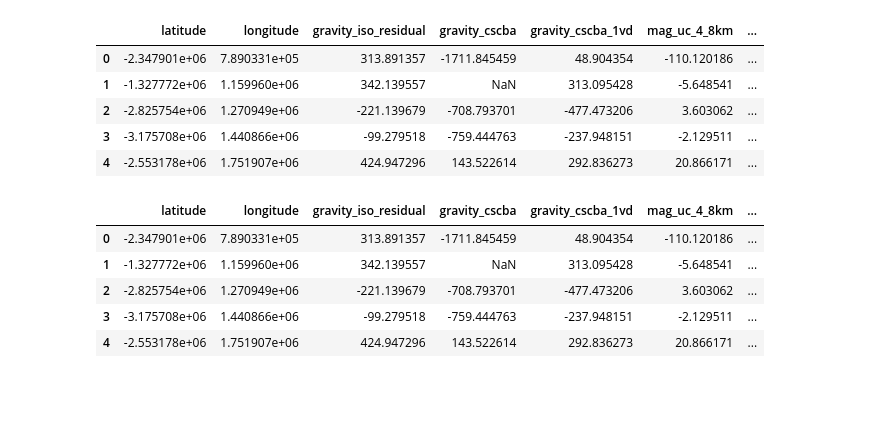
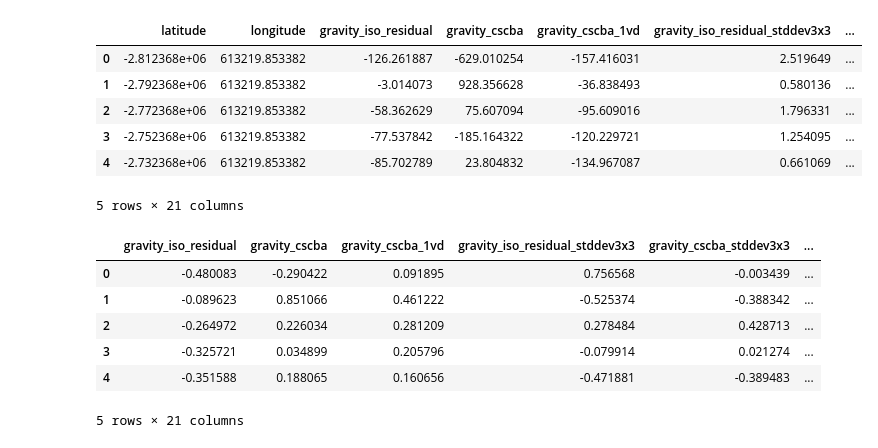
Before and after one commit to FengmingJiang/CS25_CopperCoreAI_ML, a Jupyter notebook: model_dev/5_prediction_and_visualisation/51_inference_prediction_visualisation_qld.ipynb, the cells around one changed output. Drawn from its saved outputs; the diff is of its cells as text; code cells hidden in the pictures; blank space fills up the shorter version.

```diff
--- a/model_dev/5_prediction_and_visualisation/51_inference_prediction_visualisation_qld.ipynb
+++ b/model_dev/5_prediction_and_visualisation/51_inference_prediction_visualisation_qld.ipynb
@@ -1,16 +1,17 @@
 # %%
 import pandas as pd
 import joblib
 
 test_df = pd.read_csv("../../tests/data/user/full_features.csv")
 
-model = joblib.load("../../models/gb_model_selected_features_transform.pkl")
+model = joblib.load("../../models/final_model.pkl")
 
 test_df.head()
 # %% [output]
-|  | latitude | longitude | gravity_iso_residual | gravity_cscba | gravity_cscba_1vd | mag_uc_4_8km | ... |
-| 0 | -2.347901e+06 | 7.890331e+05 | 313.891357 | -1711.845459 | 48.904354 | -110.120186 | ... |
-| 1 | -1.327772e+06 | 1.159960e+06 | 342.139557 | NaN | 313.095428 | -5.648541 | ... |
-| 2 | -2.825754e+06 | 1.270949e+06 | -221.139679 | -708.793701 | -477.473206 | 3.603062 | ... |
-| 3 | -3.175708e+06 | 1.440866e+06 | -99.279518 | -759.444763 | -237.948151 | -2.129511 | ... |
-| 4 | -2.553178e+06 | 1.751907e+06 | 424.947296 | 143.522614 | 292.836273 | 20.866171 | ... |
+|  | latitude | longitude | gravity_iso_residual | gravity_cscba | gravity_cscba_1vd | gravity_iso_residual_stddev3x3 | ... |
+| 0 | -2.812368e+06 | 613219.853382 | -126.261887 | -629.010254 | -157.416031 | 2.519649 | ... |
+| 1 | -2.792368e+06 | 613219.853382 | -3.014073 | 928.356628 | -36.838493 | 0.580136 | ... |
+| 2 | -2.772368e+06 | 613219.853382 | -58.362629 | 75.607094 | -95.609016 | 1.796331 | ... |
+| 3 | -2.752368e+06 | 613219.853382 | -77.537842 | -185.164322 | -120.229721 | 1.254095 | ... |
+| 4 | -2.732368e+06 | 613219.853382 | -85.702789 | 23.804832 | -134.967087 | 0.661069 | ... |
+5 rows × 21 columns
@@ -31,9 +17,0 @@ test_df.drop(columns=log1p_cols, inplace=True)
-# %%
-test_df.head()
-# %% [output]
-|  | latitude | longitude | gravity_iso_residual | gravity_cscba | gravity_cscba_1vd | mag_uc_4_8km | ... |
-| 0 | -2.347901e+06 | 7.890331e+05 | 313.891357 | -1711.845459 | 48.904354 | -110.120186 | ... |
-| 1 | -1.327772e+06 | 1.159960e+06 | 342.139557 | NaN | 313.095428 | -5.648541 | ... |
-| 2 | -2.825754e+06 | 1.270949e+06 | -221.139679 | -708.793701 | -477.473206 | 3.603062 | ... |
-| 3 | -3.175708e+06 | 1.440866e+06 | -99.279518 | -759.444763 | -237.948151 | -2.129511 | ... |
-| 4 | -2.553178e+06 | 1.751907e+06 | 424.947296 | 143.522614 | 292.836273 | 20.866171 | ... |
@@ -40 +26,13 @@ test_df.head()
+# %%
+scaled_df['longitude'] = test_df['longitude']
+scaled_df['latitude'] = test_df['latitude']
+scaled_df.head()
+# %% [output]
+|  | gravity_iso_residual | gravity_cscba | gravity_cscba_1vd | gravity_iso_residual_stddev3x3 | gravity_cscba_stddev3x3 | ... |
+| 0 | -0.480083 | -0.290422 | 0.091895 | 0.756568 | -0.003439 | ... |
+| 1 | -0.089623 | 0.851066 | 0.461222 | -0.525374 | -0.388342 | ... |
+| 2 | -0.264972 | 0.226034 | 0.281209 | 0.278484 | 0.428713 | ... |
+| 3 | -0.325721 | 0.034899 | 0.205796 | -0.079914 | 0.021274 | ... |
+| 4 | -0.351588 | 0.188065 | 0.160656 | -0.471881 | -0.389483 | ... |
+5 rows × 21 columns
 # %%
```
Also changed, not shown: parts of 13 cells of this notebook, 23 other files.
